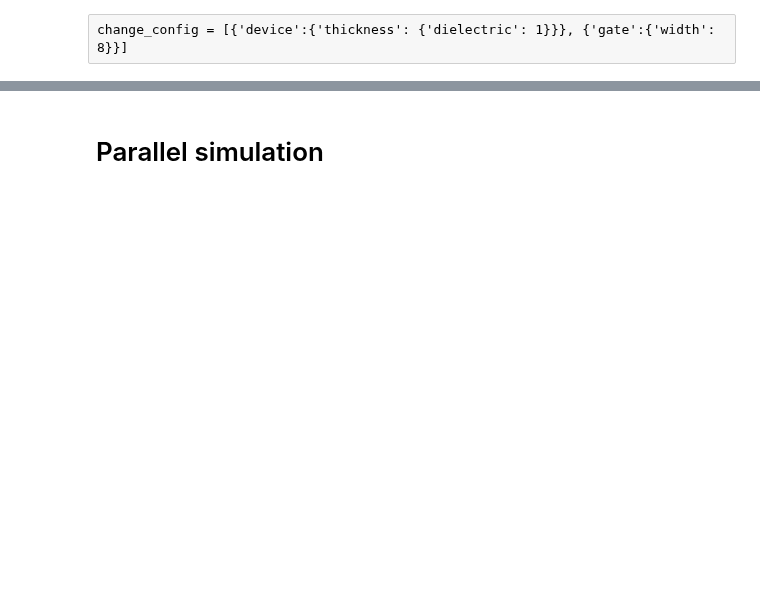
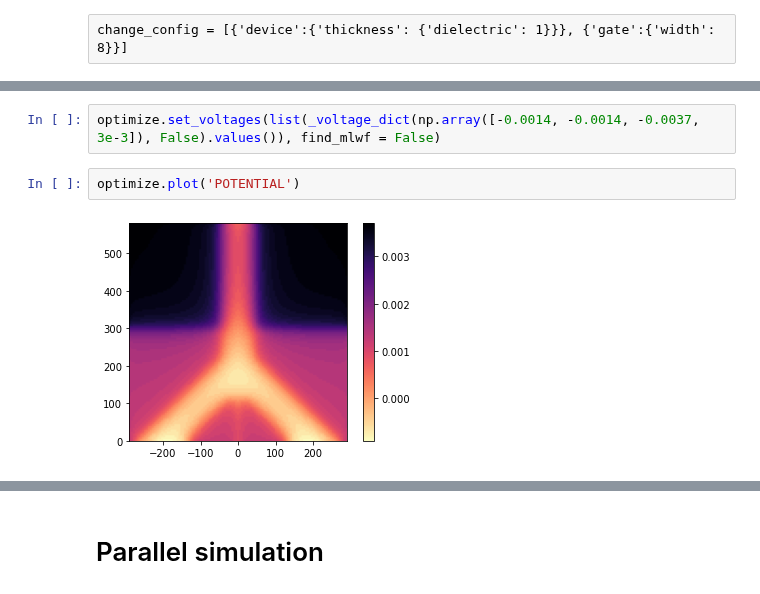
Before and after one commit to Satin21/Trijunction, a Jupyter notebook: analysis/Y.ipynb, the cells around one changed output, grey strips where cells are left out. Saved outputs shown, nothing was run; the diff lists cells and outputs as text; blank space fills up the shorter version.

```diff
--- a/analysis/Y.ipynb
+++ b/analysis/Y.ipynb
@@ -98,0 +253,6 @@ sequence = np.array(list(product(dielectric_thickness, gate_separation)))
+# %%
+optimize.set_voltages(list(_voltage_dict(np.array([-0.0014, -0.0014, -0.0037, 3e-3]), False).values()), find_mlwf = False)
+# %%
+optimize.plot('POTENTIAL')
+# %% [output]
+[figure, added]
```
Also changed, not shown: parts of 40 cells of this notebook, 13 other files.
